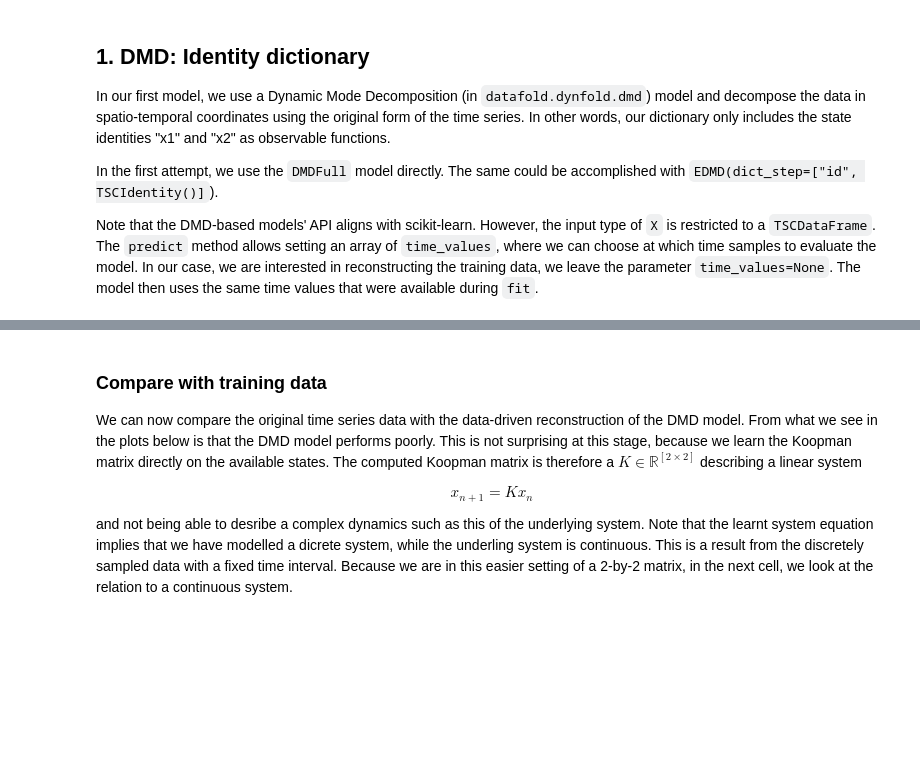
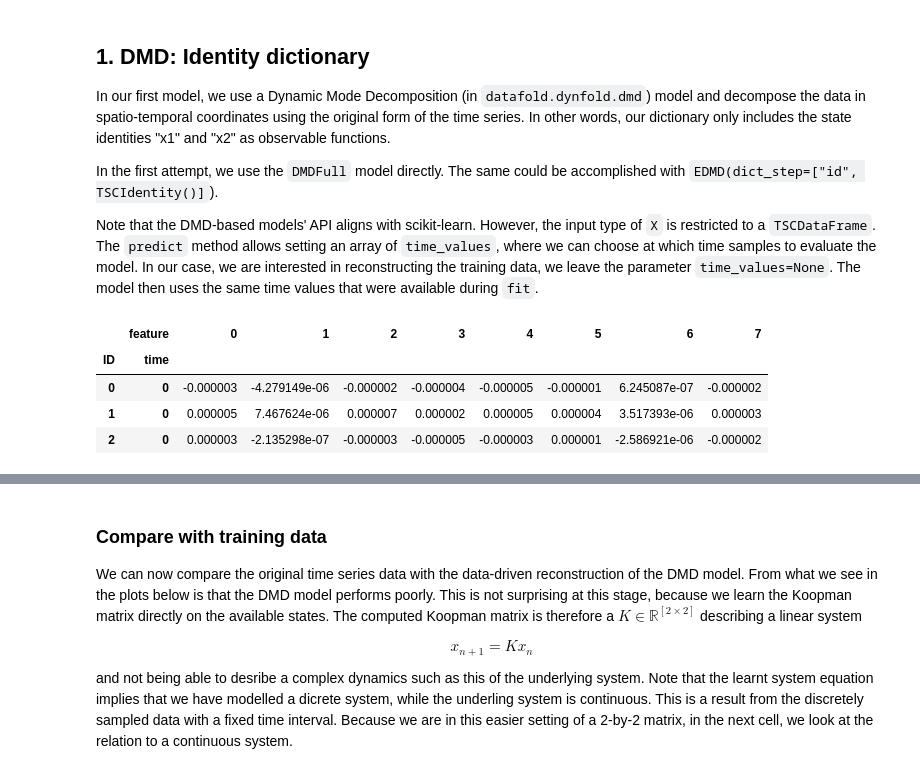
Before and after one commit to MachineLearningJournalClub/SSVEP_IEEE_SMC_2021, a Jupyter notebook: Code/datafold-master/06_basic_edmd_limitcycle.ipynb, the cells around one changed output, grey strips where cells are left out. Saved outputs shown, nothing was run; the diff lists cells and outputs as text; code cells hidden in the pictures; blank space fills up the shorter version.

```diff
--- a/Code/datafold-master/06_basic_edmd_limitcycle.ipynb
+++ b/Code/datafold-master/06_basic_edmd_limitcycle.ipynb
@@ -129,3 +115,11 @@ Note that the DMD-based models' API aligns with scikit-learn. However, the input
+# %%
+tsc_data.initial_states()
+# %% [output]
+|  | feature | 0 | 1 | 2 | 3 | 4 | 5 | 6 | 7 |
+| ID | time |  |  |  |  |  |  |  |  |
+| 0 | 0 | -0.000003 | -4.279149e-06 | -0.000002 | -0.000004 | -0.000005 | -0.000001 | 6.245087e-07 | -0.000002 |
+| 1 | 0 | 0.000005 | 7.467624e-06 | 0.000007 | 0.000002 | 0.000005 | 0.000004 | 3.517393e-06 | 0.000003 |
+| 2 | 0 | 0.000003 | -2.135298e-07 | -0.000003 | -0.000005 | -0.000003 | 0.000001 | -2.586921e-06 | -0.000002 |
 # %%
 dmd = DMDFull().fit(X=tsc_data, store_system_matrix=True)  # must be TSCDataFrame
 dmd_values = dmd.predict(tsc_data.initial_states(), time_values=None)
```
Also changed, not shown: parts of 18 cells of this notebook, 1 other file.
